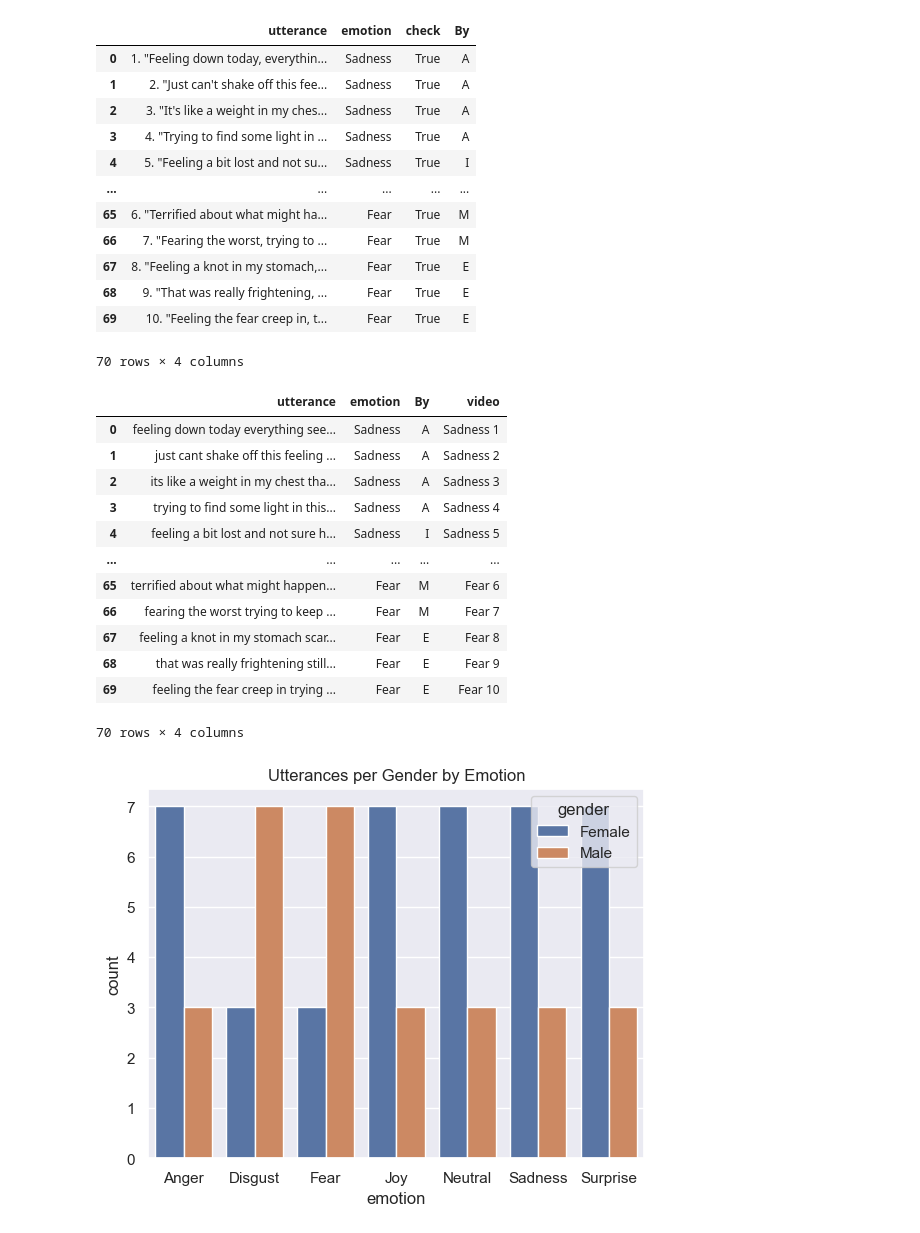
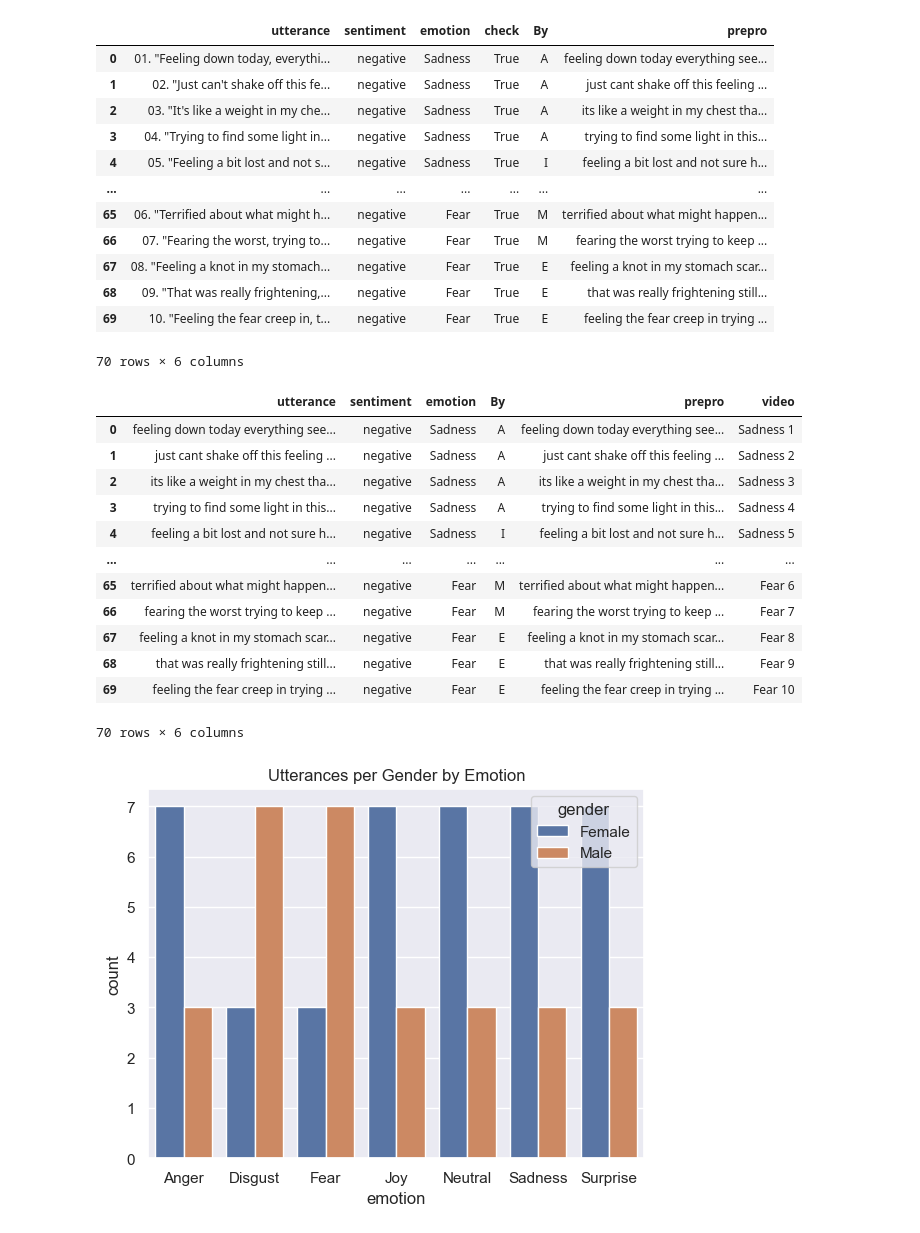
Before and after one commit to isevr/TVEmotion, a Jupyter notebook: TVED dataset.ipynb, the cells around one changed output. Drawn from its saved outputs; the diff is of its cells as text; code cells hidden in the pictures.

Commit message:
tved eda

```diff
--- a/TVED dataset.ipynb
+++ b/TVED dataset.ipynb
@@ -3,43 +3,43 @@ import pandas as pd
 import os
 import re
 # %%
-df = pd.read_csv("Ahi Dataset.csv")
+df = pd.read_csv("TVED Dataset.csv")
 df
 # %% [output]
-|  | utterance | emotion | check | By |
-| 0 | 1. "Feeling down today, everythin... | Sadness | True | A |
-| 1 | 2. "Just can't shake off this fee... | Sadness | True | A |
-| 2 | 3. "It's like a weight in my ches... | Sadness | True | A |
-| 3 | 4. "Trying to find some light in ... | Sadness | True | A |
-| 4 | 5. "Feeling a bit lost and not su... | Sadness | True | I |
-| ... | ... | ... | ... | ... |
-| 65 | 6. "Terrified about what might ha... | Fear | True | M |
-| 66 | 7. "Fearing the worst, trying to ... | Fear | True | M |
-| 67 | 8. "Feeling a knot in my stomach,... | Fear | True | E |
-| 68 | 9. "That was really frightening, ... | Fear | True | E |
-| 69 | 10. "Feeling the fear creep in, t... | Fear | True | E |
+|  | utterance | sentiment | emotion | check | By | prepro |
+| 0 | 01. "Feeling down today, everythi... | negative | Sadness | True | A | feeling down today everything see... |
+| 1 | 02. "Just can't shake off this fe... | negative | Sadness | True | A | just cant shake off this feeling ... |
+| 2 | 03. "It's like a weight in my che... | negative | Sadness | True | A | its like a weight in my chest tha... |
+| 3 | 04. "Trying to find some light in... | negative | Sadness | True | A | trying to find some light in this... |
+| 4 | 05. "Feeling a bit lost and not s... | negative | Sadness | True | I | feeling a bit lost and not sure h... |
+| ... | ... | ... | ... | ... | ... | ... |
+| 65 | 06. "Terrified about what might h... | negative | Fear | True | M | terrified about what might happen... |
+| 66 | 07. "Fearing the worst, trying to... | negative | Fear | True | M | fearing the worst trying to keep ... |
+| 67 | 08. "Feeling a knot in my stomach... | negative | Fear | True | E | feeling a knot in my stomach scar... |
+| 68 | 09. "That was really frightening,... | negative | Fear | True | E | that was really frightening still... |
+| 69 | 10. "Feeling the fear creep in, t... | negative | Fear | True | E | feeling the fear creep in trying ... |
-70 rows × 4 columns
+70 rows × 6 columns
 # %%
-df = pd.read_csv("Ahi Dataset.csv")
+df = pd.read_csv("TVED Dataset.csv")
 df.drop(['check'],axis=1,inplace=True)
 df['utterance'] = df.utterance.apply(lambda x: re.sub(r'[^a-zA-Z ]','',x).lower())
 emotions = df.emotion.unique()
 df['video'] = [f"{emotion} {i}" for emotion in emotions for i in range(1, 11)]
 df
 # %% [output]
-|  | utterance | emotion | By | video |
-| 0 | feeling down today everything see... | Sadness | A | Sadness 1 |
-| 1 | just cant shake off this feeling ... | Sadness | A | Sadness 2 |
-| 2 | its like a weight in my chest tha... | Sadness | A | Sadness 3 |
-| 3 | trying to find some light in this... | Sadness | A | Sadness 4 |
-| 4 | feeling a bit lost and not sure h... | Sadness | I | Sadness 5 |
-| ... | ... | ... | ... | ... |
-| 65 | terrified about what might happen... | Fear | M | Fear 6 |
-| 66 | fearing the worst trying to keep ... | Fear | M | Fear 7 |
-| 67 | feeling a knot in my stomach scar... | Fear | E | Fear 8 |
-| 68 | that was really frightening still... | Fear | E | Fear 9 |
-| 69 | feeling the fear creep in trying ... | Fear | E | Fear 10 |
+|  | utterance | sentiment | emotion | By | prepro | video |
+| 0 | feeling down today everything see... | negative | Sadness | A | feeling down today everything see... | Sadness 1 |
+| 1 | just cant shake off this feeling ... | negative | Sadness | A | just cant shake off this feeling ... | Sadness 2 |
+| 2 | its like a weight in my chest tha... | negative | Sadness | A | its like a weight in my chest tha... | Sadness 3 |
+| 3 | trying to find some light in this... | negative | Sadness | A | trying to find some light in this... | Sadness 4 |
+| 4 | feeling a bit lost and not sure h... | negative | Sadness | I | feeling a bit lost and not sure h... | Sadness 5 |
+| ... | ... | ... | ... | ... | ... | ... |
+| 65 | terrified about what might happen... | negative | Fear | M | terrified about what might happen... | Fear 6 |
+| 66 | fearing the worst trying to keep ... | negative | Fear | M | fearing the worst trying to keep ... | Fear 7 |
+| 67 | feeling a knot in my stomach scar... | negative | Fear | E | feeling a knot in my stomach scar... | Fear 8 |
+| 68 | that was really frightening still... | negative | Fear | E | that was really frightening still... | Fear 9 |
+| 69 | feeling the fear creep in trying ... | negative | Fear | E | feeling the fear creep in trying ... | Fear 10 |
-70 rows × 4 columns
+70 rows × 6 columns
 # %%
 df['gender'] = df.By.apply(lambda x: 'Male' if x=='I' or x=='M' else 'Female')
 # %%
```
Also changed, not shown: parts of 9 cells of this notebook.
